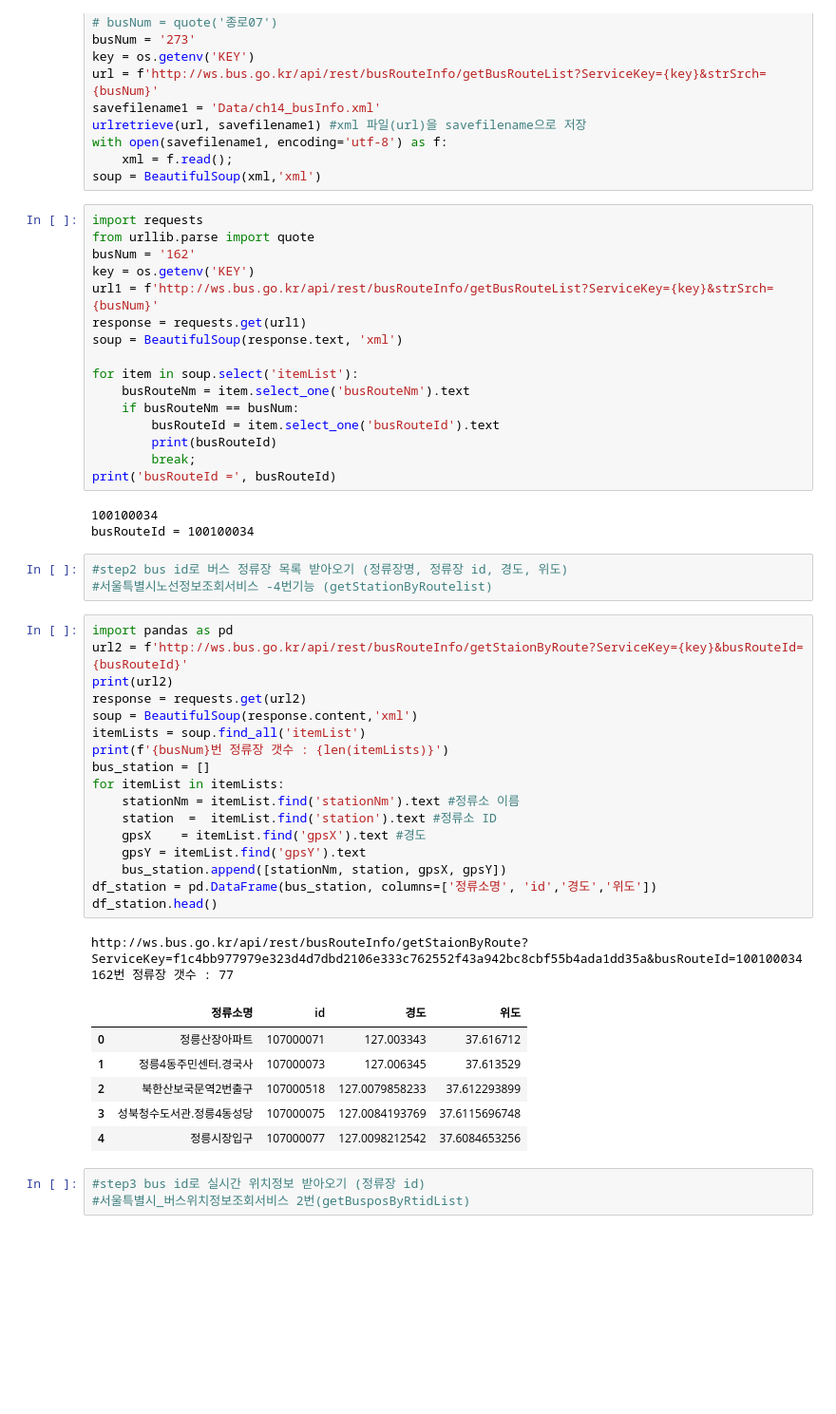
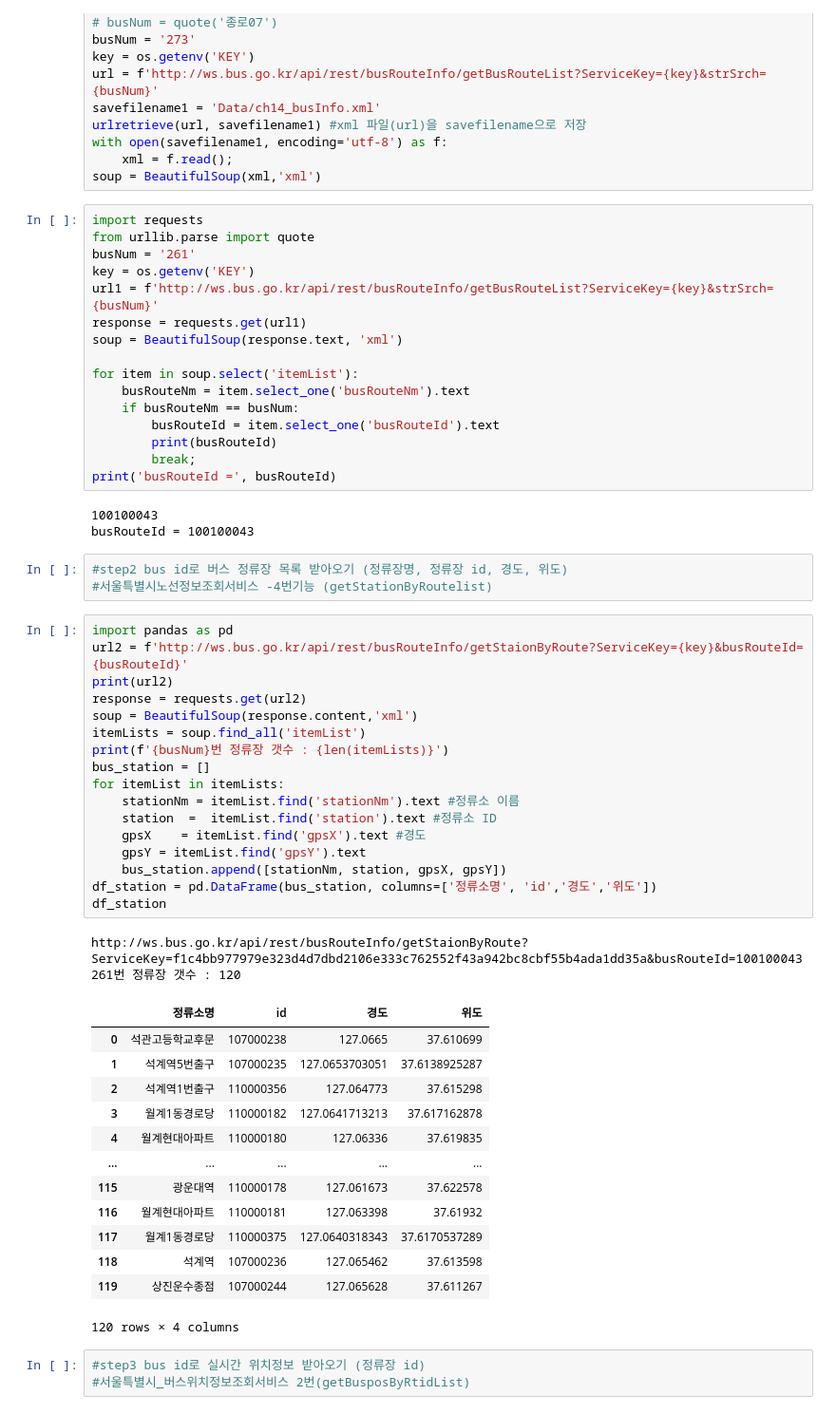
Before and after one commit to Jayk1220/ai, a Jupyter notebook: source/01_python/ch14_웹데이터수집1_정적_공공api.ipynb, the cells around one changed output. Shown: that part at 95% size. Cells and saved outputs as stored; diff of their text form; blank space fills up the shorter version.

```diff
--- a/source/01_python/ch14_웹데이터수집1_정적_공공api.ipynb
+++ b/source/01_python/ch14_웹데이터수집1_정적_공공api.ipynb
@@ -924,7 +924,7 @@ soup = BeautifulSoup(xml,'xml')
 # %%
 import requests
 from urllib.parse import quote
-busNum = '162'
+busNum = '261'
 key = os.getenv('KEY')
 url1 = f'http://ws.bus.go.kr/api/rest/busRouteInfo/getBusRouteList?ServiceKey={key}&strSrch={busNum}'
 response = requests.get(url1)
@@ -938,37 +938,44 @@ for item in soup.select('itemList'):
         break;
 print('busRouteId =', busRouteId)
 # %% [output]
-100100034
-busRouteId = 100100034
+100100043
+busRouteId = 100100043
 # %%
 #step2 bus id로 버스 정류장 목록 받아오기 (정류장명, 정류장 id, 경도, 위도)
 #서울특별시노선정보조회서비스 -4번기능 (getStationByRoutelist)
 # %%
 import pandas as pd
 url2 = f'http://ws.bus.go.kr/api/rest/busRouteInfo/getStaionByRoute?ServiceKey={key}&busRouteId={busRouteId}'
 print(url2)
 response = requests.get(url2)
 soup = BeautifulSoup(response.content,'xml')
 itemLists = soup.find_all('itemList')
 print(f'{busNum}번 정류장 갯수 : {len(itemLists)}')
 bus_station = []
 for itemList in itemLists:
     stationNm = itemList.find('stationNm').text #정류소 이름
     station  =  itemList.find('station').text #정류소 ID
     gpsX    = itemList.find('gpsX').text #경도
     gpsY = itemList.find('gpsY').text
     bus_station.append([stationNm, station, gpsX, gpsY])
 df_station = pd.DataFrame(bus_station, columns=['정류소명', 'id','경도','위도'])
-df_station.head()
+df_station
 # %% [output]
-http://ws.bus.go.kr/api/rest/busRouteInfo/getStaionByRoute?ServiceKey=f1c4bb977979e323d4d7dbd2106e333c762552f43a942bc8cbf55b4ada1dd35a&busRouteId=100100034
-162번 정류장 갯수 : 77
+http://ws.bus.go.kr/api/rest/busRouteInfo/getStaionByRoute?ServiceKey=f1c4bb977979e323d4d7dbd2106e333c762552f43a942bc8cbf55b4ada1dd35a&busRouteId=100100043
+261번 정류장 갯수 : 120
 |  | 정류소명 | id | 경도 | 위도 |
-| 0 | 정릉산장아파트 | 107000071 | 127.003343 | 37.616712 |
-| 1 | 정릉4동주민센터.경국사 | 107000073 | 127.006345 | 37.613529 |
-| 2 | 북한산보국문역2번출구 | 107000518 | 127.0079858233 | 37.612293899 |
-| 3 | 성북청수도서관.정릉4동성당 | 107000075 | 127.0084193769 | 37.6115696748 |
-| 4 | 정릉시장입구 | 107000077 | 127.0098212542 | 37.6084653256 |
+| 0 | 석관고등학교후문 | 107000238 | 127.0665 | 37.610699 |
+| 1 | 석계역5번출구 | 107000235 | 127.0653703051 | 37.6138925287 |
+| 2 | 석계역1번출구 | 110000356 | 127.064773 | 37.615298 |
+| 3 | 월계1동경로당 | 110000182 | 127.0641713213 | 37.617162878 |
+| 4 | 월계현대아파트 | 110000180 | 127.06336 | 37.619835 |
+| ... | ... | ... | ... | ... |
+| 115 | 광운대역 | 110000178 | 127.061673 | 37.622578 |
+| 116 | 월계현대아파트 | 110000181 | 127.063398 | 37.61932 |
+| 117 | 월계1동경로당 | 110000375 | 127.0640318343 | 37.6170537289 |
+| 118 | 석계역 | 107000236 | 127.065462 | 37.613598 |
+| 119 | 상진운수종점 | 107000244 | 127.065628 | 37.611267 |
+120 rows × 4 columns
 # %%
 #step3 bus id로 실시간 위치정보 받아오기 (정류장 id)
 #서울특별시_버스위치정보조회서비스 2번(getBusposByRtidList)
```
Also changed, not shown: parts of 10 cells of this notebook, 6 other files.
